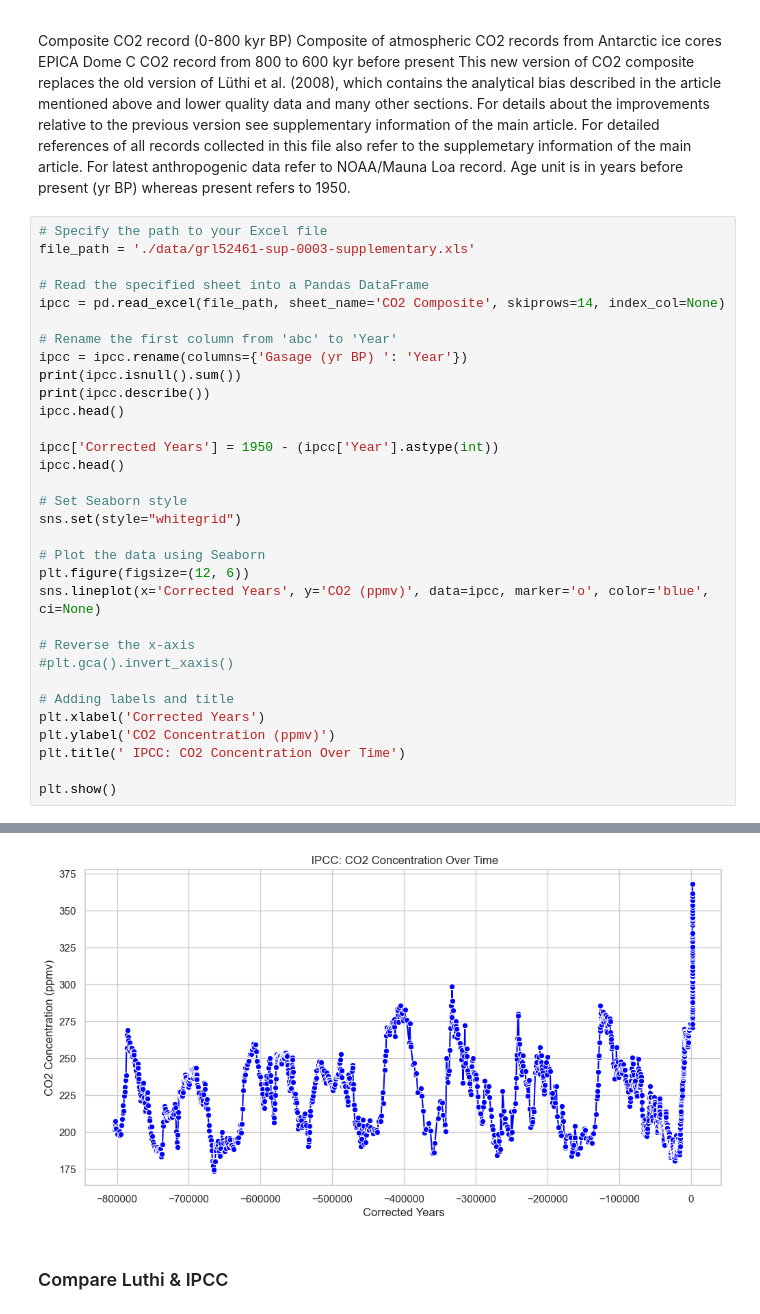
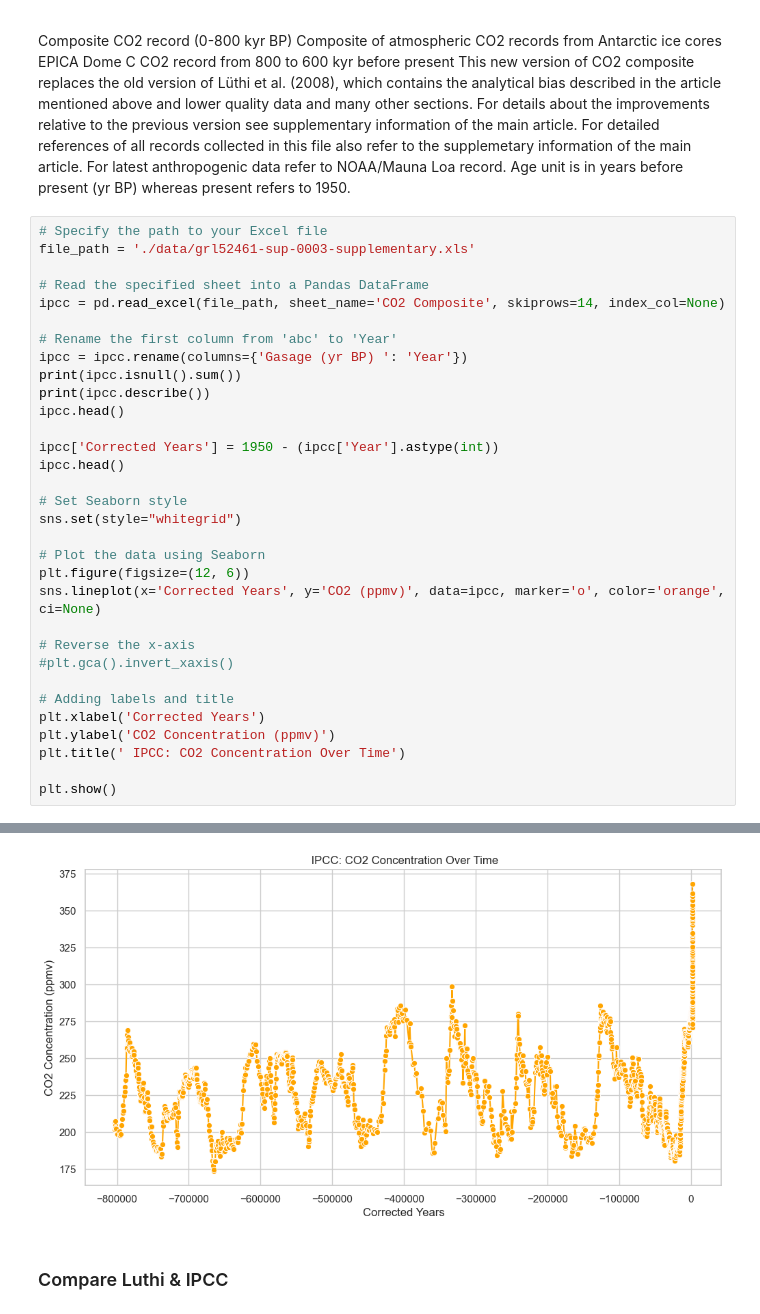
Before and after one commit to Sarahlouhast/Programming-for-Data-Analytics-Project-2, a Jupyter notebook: project.ipynb, the cells around one changed output, grey strips where cells are left out. Cells and saved outputs as stored; diff of their text form.

Commit message:
Updating plots and datasets, comments and research data

```diff
--- a/project.ipynb
+++ b/project.ipynb
@@ -197,35 +197,35 @@ ipcc.head()
 
 # Set Seaborn style
 sns.set(style="whitegrid")
 
 # Plot the data using Seaborn
 plt.figure(figsize=(12, 6))
-sns.lineplot(x='Corrected Years', y='CO2 (ppmv)', data=ipcc, marker='o', color='blue', ci=None)
+sns.lineplot(x='Corrected Years', y='CO2 (ppmv)', data=ipcc, marker='o', color='orange', ci=None)
 
 # Reverse the x-axis
 #plt.gca().invert_xaxis()
 
 # Adding labels and title
 plt.xlabel('Corrected Years')
 plt.ylabel('CO2 Concentration (ppmv)')
 plt.title(' IPCC: CO2 Concentration Over Time')
 
 plt.show()
 # %% [output]
 Year                     0
 CO2 (ppmv)               0
 sigma mean CO2 (ppmv)    0
 dtype: int64
                 Year   CO2 (ppmv)  sigma mean CO2 (ppmv)
 count    1901.000000  1901.000000            1901.000000
 mean   242810.270113   235.566624               1.340519
 std    274261.195468    35.902698               0.924188
 min       -51.030000   173.713620               0.010000
 25%     14606.209000   204.826743               0.639335
 50%     74525.645000   232.456008               1.073871
 75%    504177.187879   257.930000               1.800000
 max    805668.868405   368.022488               9.960000
-[figure, old version]
+[figure, new version]
 # %% [markdown]
 ### Compare Luthi & IPCC
 # %%
```
Also changed, not shown: parts of 21 cells of this notebook.
